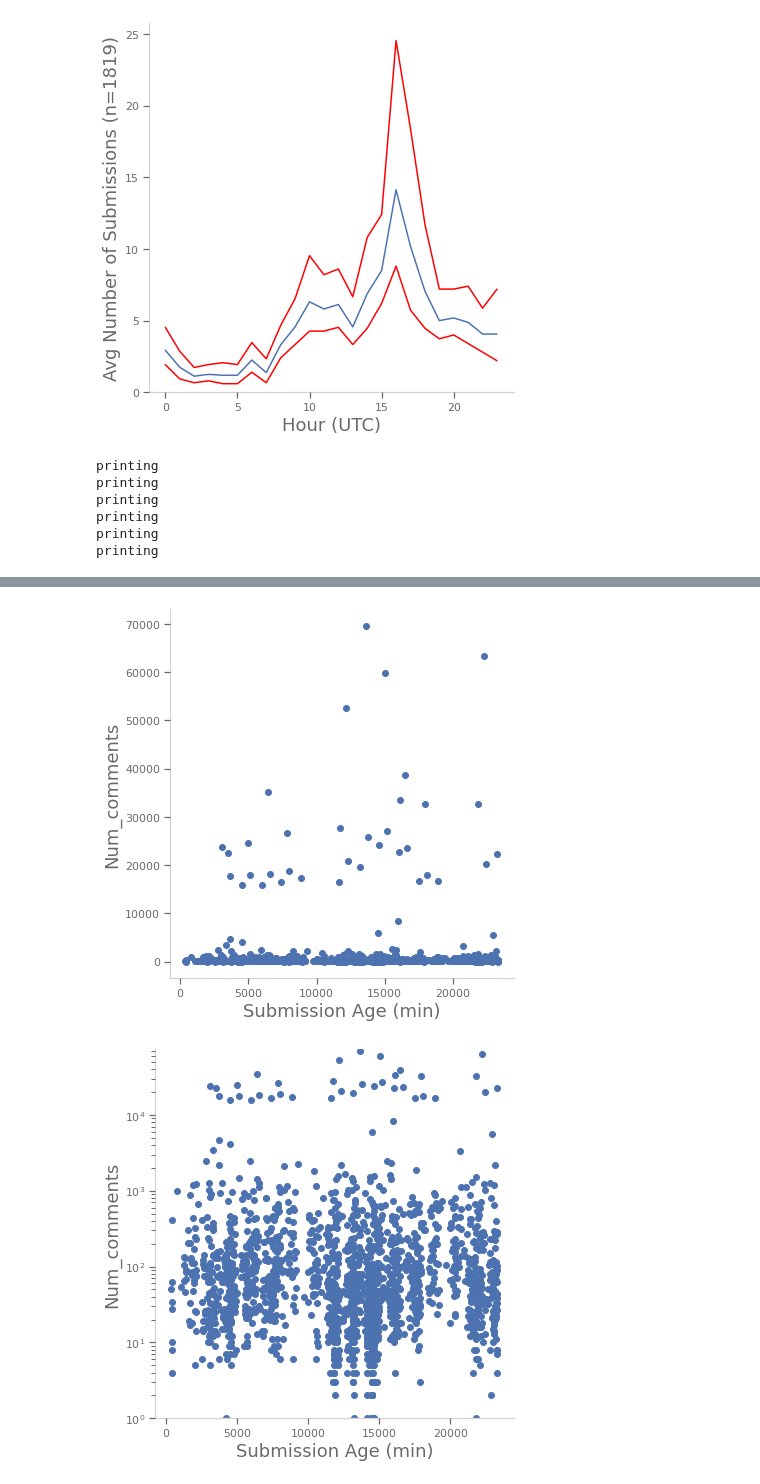
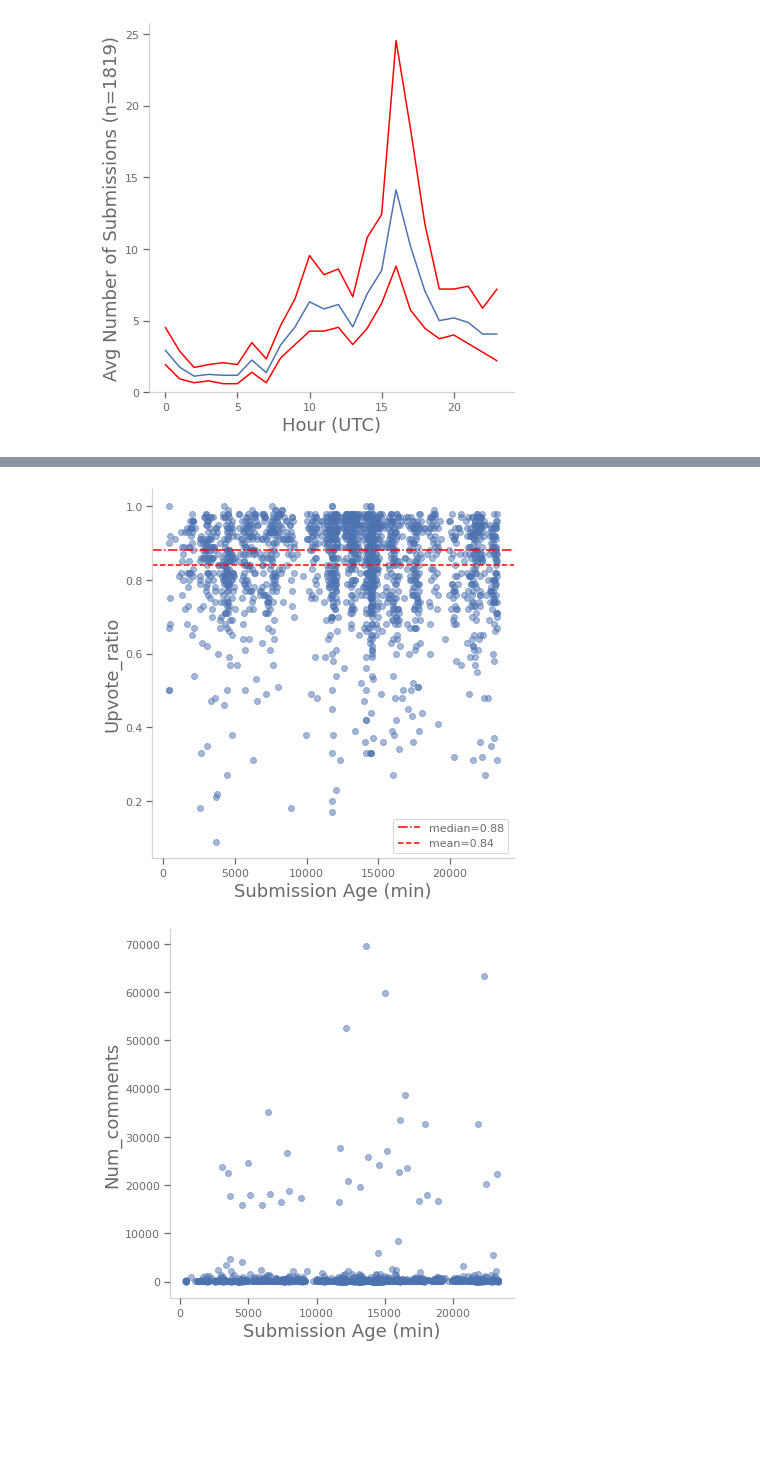
Before and after one commit to AndrewSamaha/WSBAnalysis, a Jupyter notebook: readme-testing.ipynb, the cells around one changed output, grey strips where cells are left out. Cells and saved outputs as stored; diff of their text form; code cells hidden in the pictures; blank space fills up the shorter version.

Commit message:
betterer graphs

```diff
--- a/readme-testing.ipynb
+++ b/readme-testing.ipynb
@@ -498,7 +498,11 @@ posts_per_hour()
 [figure]
 [figure]
 # %%
-def field_by_age(field='score',logx=False,logy=False,save=False,ymax=None,ymin=None):
+def fig_field_by_age(field='score',logx=False,logy=False,save=False,ymax=None,ymin=None,ymedian=False,ymean=False):
+    '''
+    returns the filename of a figure where some field is plotted
+    as a function of the age of the post in minutes
+    '''
     age = wsbs.aggregate( [
         {
             '$project': {
@@ -528,9 +532,20 @@ def field_by_age(field='score',logx=False,logy=False,save=False,ymax=None,ymin=N
 
 
     fig, ax = plt.subplots(1,1, figsize=(6,6))
-    ax.scatter(ages, data)
+    ax.scatter(ages, data, alpha=.5)
     ax.set_ylabel(field.capitalize())
     ax.set_xlabel('Submission Age (min)')
+
+    if ymedian:
+        from statistics import median
+        ymedian = median(data)
+        ax.axhline(ymedian,c='red',linestyle='-.',label=f'median={round(ymedian,2)}')
+
+    if ymean:
+        from statistics import mean
+        ymean = mean(data)
+        ax.axhline(ymean,c='red',linestyle='--',label=f'mean={round(ymean,2)}')
+
     if ymin:
         plt.gca().set_ylim(bottom=ymin)
     if ymax:
@@ -547,25 +562,21 @@ def field_by_age(field='score',logx=False,logy=False,save=False,ymax=None,ymin=N
         logy = '_logy'
     else:
         logy = ''
+    if ymedian or ymean:
+        ax.legend()
 
-    _ = plt.tight_layout()
+    plt.tight_layout()
     if save:
         filename = f'figures/{field}_by_age{logx}{logy}.png'
-        _ = plt.savefig(filename)
-        return filename
+        plt.savefig(filename)
+        print(f'![Figure]({filename})')
+        return
 
-field_by_age('score')
-field_by_age('score',logx=True)
-field_by_age('score',ymin=1,logy=True)
-field_by_age('upvote_ratio')
-#field_by_age('upvote_ratio',logx=True)
-field_by_age('num_comments')
-field_by_age('num_comments',ymin=1,logy=True)
-#field_by_age('num_comments',logy=True)
+fig_field_by_age('score')
+fig_field_by_age('score',logx=True)
+fig_field_by_age('score',ymin=1,logy=True, ymedian=True, ymean=True)
+fig_field_by_age('upvote_ratio')
+fig_field_by_age('upvote_ratio',ymedian=True, ymean=True)
+fig_field_by_age('num_comments')
+fig_field_by_age('num_comments',ymin=1,logy=True, ymedian=True, ymean=True)
 # %% [output]
-printing
-printing
-printing
-printing
-printing
-printing
@@ -576,2 +587,2 @@ printing
-[figure, old version]
+[figure, new version]
-[figure, old version]
+[figure, new version]
```
Also changed, not shown: parts of 1 cell of this notebook, 10 other files.
